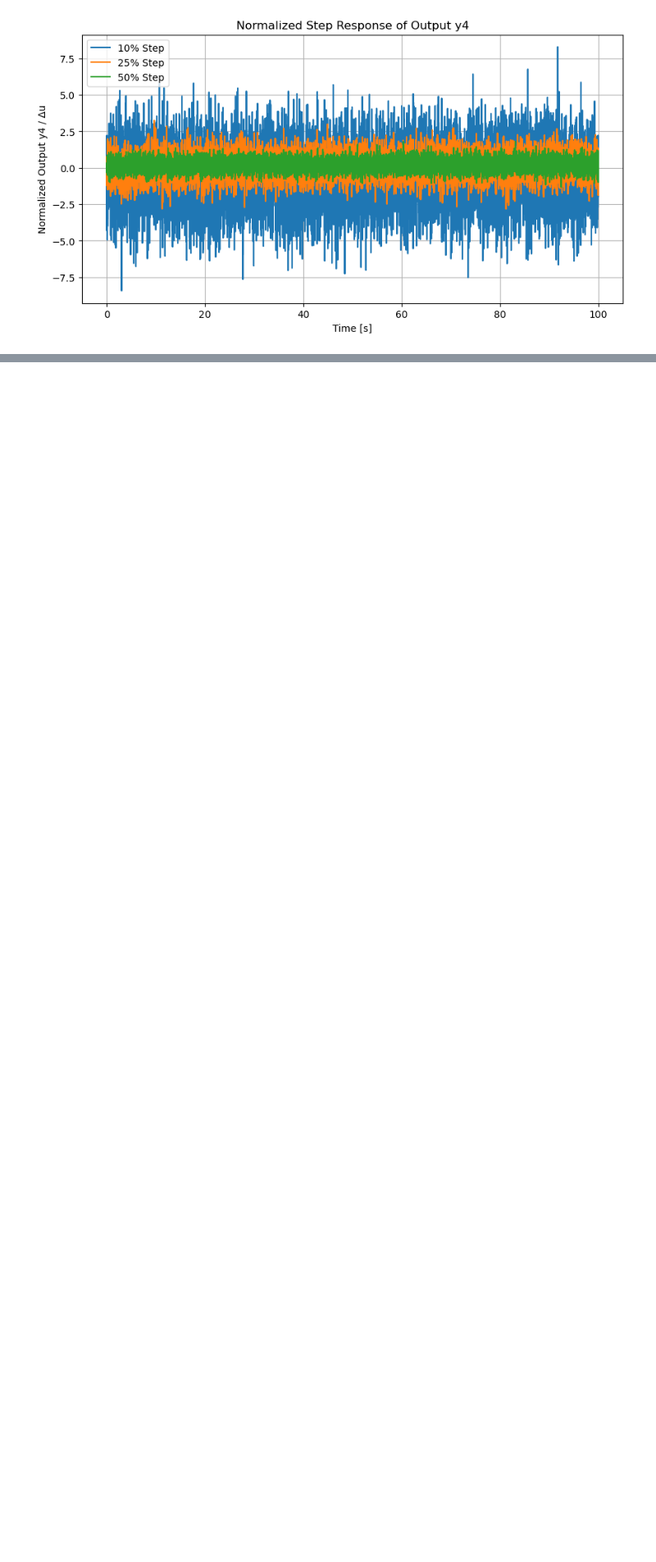
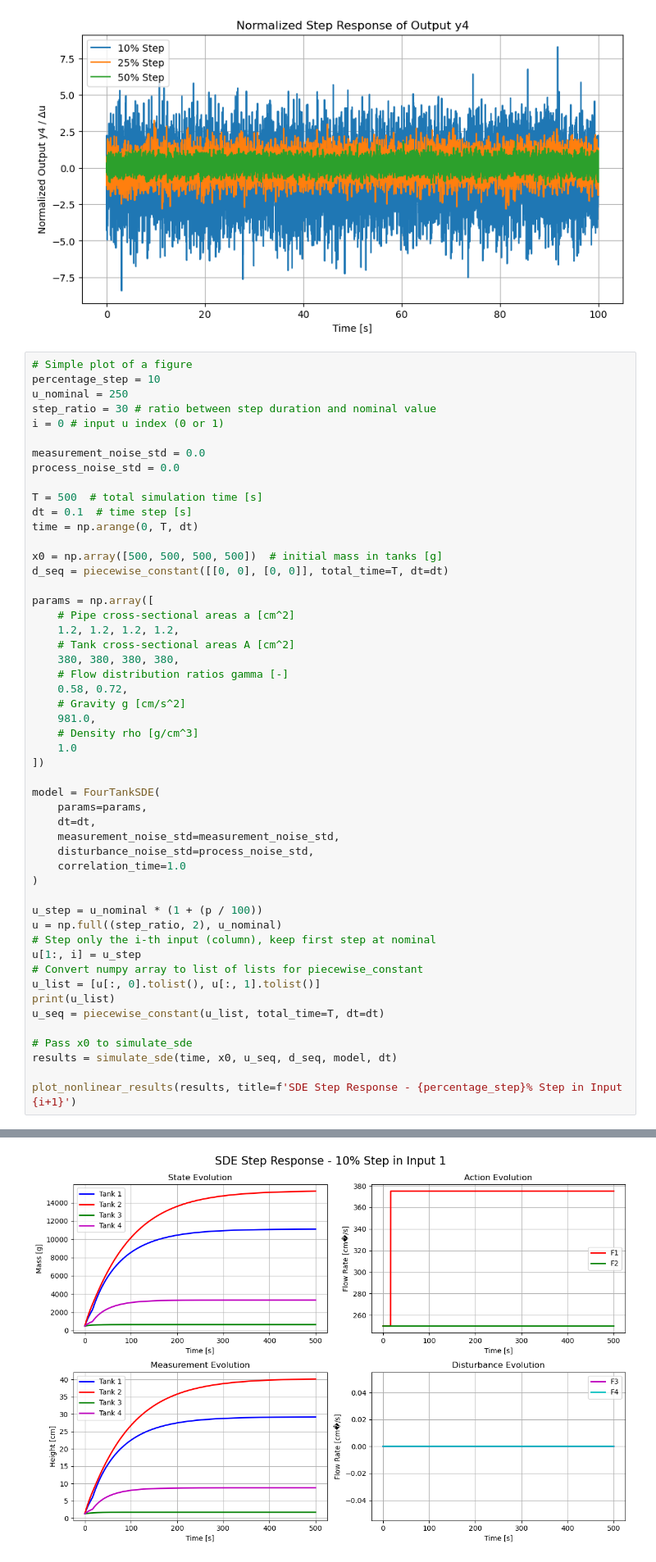
Before and after one commit to angelpedruiz/four-tank-mpc, a Jupyter notebook: src/simulation/non_linear_step_responses.ipynb, the cells around one changed output, grey strips where cells are left out. Shown at 82% size. Saved outputs shown, nothing was run; the diff lists cells and outputs as text; blank space fills up the shorter version.

Commit message:
TODO: settling time

```diff
--- a/src/simulation/non_linear_step_responses.ipynb
+++ b/src/simulation/non_linear_step_responses.ipynb
@@ -388,3 +388,55 @@ for noise in noise_levels:
 [figure]
 [figure]
 [figure]
+# %%
+# Simple plot of a figure
+percentage_step = 10
+u_nominal = 250
+step_ratio = 30 # ratio between step duration and nominal value
+i = 0 # input u index (0 or 1)
+
+measurement_noise_std = 0.0
+process_noise_std = 0.0
+
+T = 500  # total simulation time [s]
+dt = 0.1  # time step [s]
+time = np.arange(0, T, dt)
+
+x0 = np.array([500, 500, 500, 500])  # initial mass in tanks [g]
+d_seq = piecewise_constant([[0, 0], [0, 0]], total_time=T, dt=dt)
+
+params = np.array([
+    # Pipe cross-sectional areas a [cm^2]
+    1.2, 1.2, 1.2, 1.2,
+    # Tank cross-sectional areas A [cm^2]
+    380, 380, 380, 380,
+    # Flow distribution ratios gamma [-]
+    0.58, 0.72,
+    # Gravity g [cm/s^2]
+    981.0,
+    # Density rho [g/cm^3]
+    1.0
+])
+
+model = FourTankSDE(
+    params=params,
+    dt=dt,
+    measurement_noise_std=measurement_noise_std,
+    disturbance_noise_std=process_noise_std,
+    correlation_time=1.0
+)
+
+u_step = u_nominal * (1 + (p / 100))
+u = np.full((step_ratio, 2), u_nominal)
+# Step only the i-th input (column), keep first step at nominal
+u[1:, i] = u_step
+# Convert numpy array to list of lists for piecewise_constant
+u_list = [u[:, 0].tolist(), u[:, 1].tolist()]
+print(u_list)
+u_seq = piecewise_constant(u_list, total_time=T, dt=dt)
+
+# Pass x0 to simulate_sde
+results = simulate_sde(time, x0, u_seq, d_seq, model, dt)
+
+plot_nonlinear_results(results, title=f'SDE Step Response - {percentage_step}% Step in Input {i+1}')
+# %% [output]
@@ -390,0 +450 @@ for noise in noise_levels:
+[figure, added]
```
Also changed, not shown: parts of 2 cells of this notebook, 6 other files.
